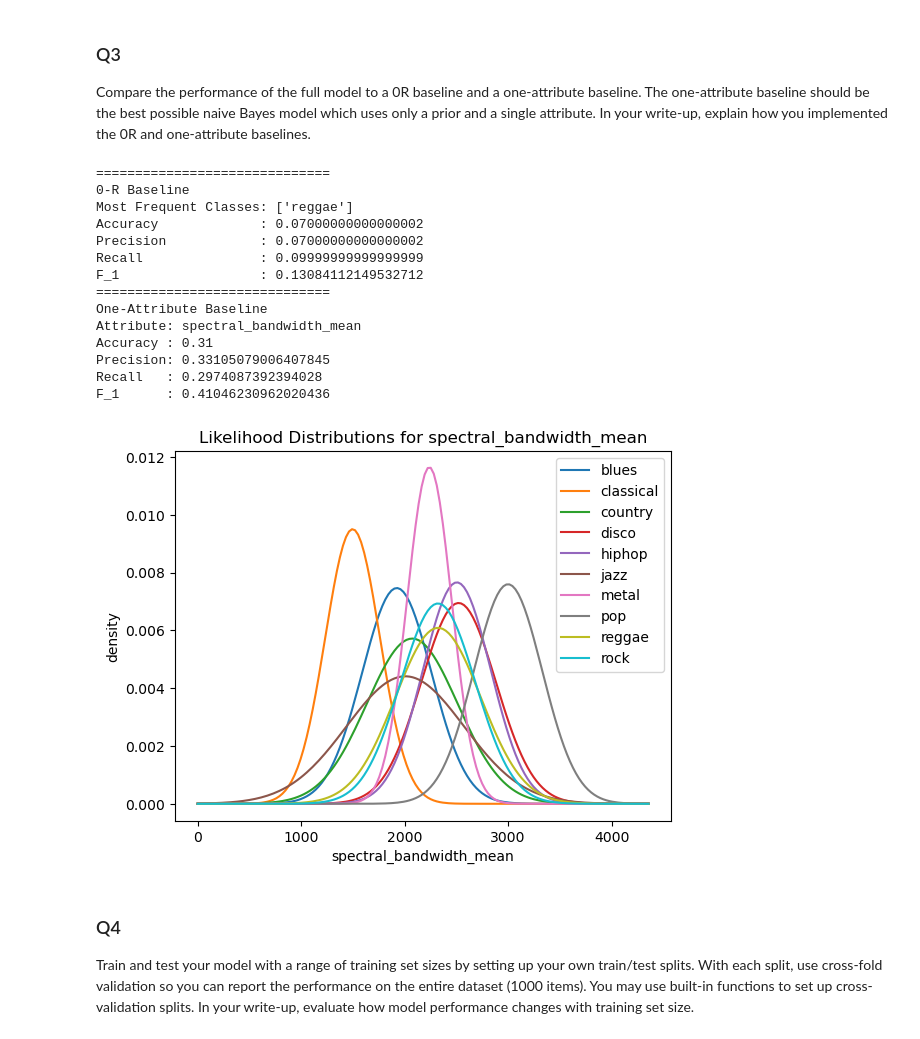
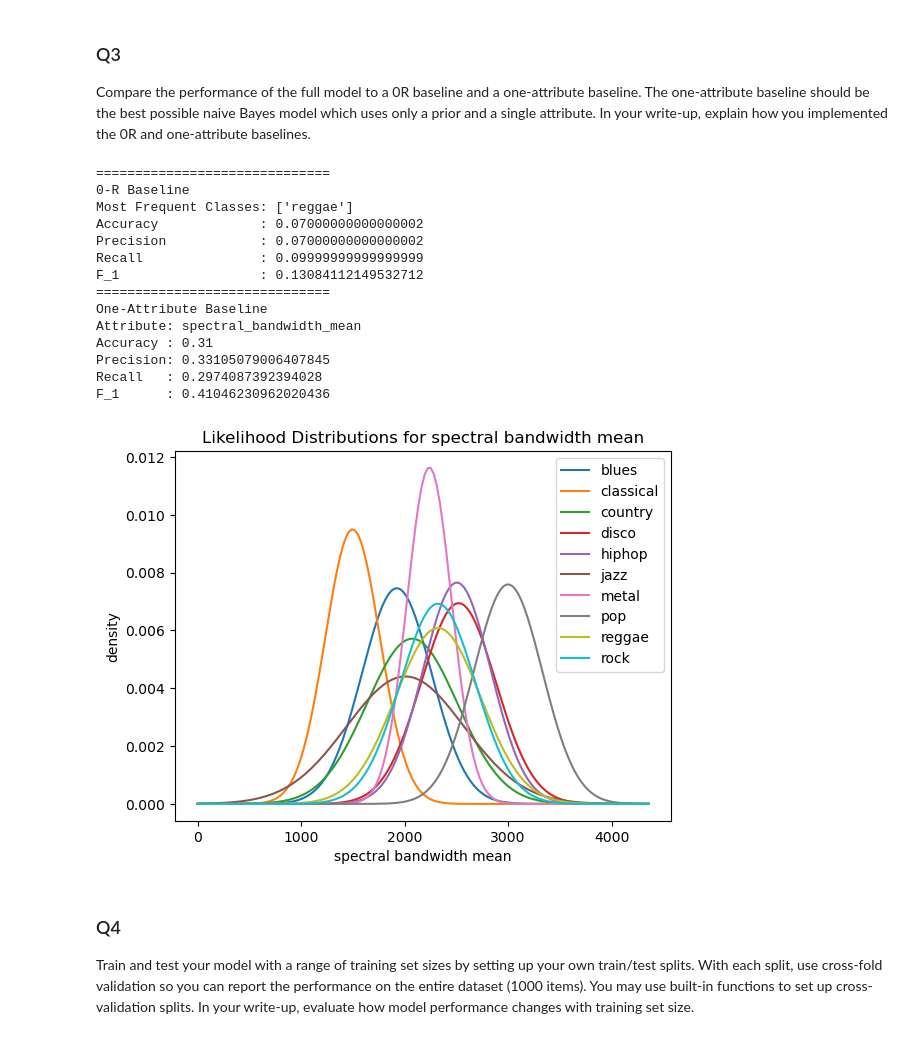
Before and after one commit to J-0-E-L/comp30027_assignment_1, a Jupyter notebook: COMP30027 Assignment 1.ipynb, the cells around one changed output. Saved outputs shown, nothing was run; the diff lists cells and outputs as text; code cells hidden in the pictures.

Commit message:
Added new plot for question 3

```diff
--- a/COMP30027 Assignment 1.ipynb
+++ b/COMP30027 Assignment 1.ipynb
@@ -236,9 +236,9 @@ def pdf_graphs_constructor(train_df, feature, gaussian_param, labels, ax):
         ax.plot(x_values, y_values, label=label)
 
     ax.legend()
-    ax.set_xlabel(feature)
+    ax.set_xlabel(feature.replace('_',' '))
     ax.set_ylabel('density')
-    ax.set_title('Likelihood Distributions for {}'.format(feature))
+    ax.set_title('Likelihood Distributions for {}'.format(feature.replace('_',' ')))
 
 # plot the likelihood distribution for the three features
 fig, axes = plt.subplots(1, 3, figsize = (20, 5),layout='constrained')
@@ -247,7 +247,7 @@ pdf_graphs_constructor(train_df, 'spectral_centroid_mean', likelihood_param, lab
 pdf_graphs_constructor(train_df, 'harmony_mean', likelihood_param, labels, axes[1])
 pdf_graphs_constructor(train_df, 'tempo', likelihood_param, labels, axes[2])
 plt.show()
-#fig.savefig('likelihood_plots.png')
+#fig.savefig('likelihood_plots_q2.png')
 # %% [output]
 [figure]
 # %% [markdown]
@@ -341,6 +341,7 @@ for i in range(10):
     recalls.append(evaluate_zero_r['macro_recall'])
     f_1s.append(evaluate_zero_r['macro_f_1'])
 
+
 print(f"==============================\n"
     + f"0-R Baseline\n"
     + f"Most Frequent Classes: {np.unique(most_frequent_labels)}\n"
@@ -352,34 +353,36 @@ print(f"==============================\n"
 evaluate_one_attribute = one_attribute_predict_and_evaluate(train_df, test_df)
 
 
 print(f"==============================\n"
     + f"One-Attribute Baseline\n"
     + f"Attribute: {evaluate_one_attribute[0]}\n"
     + f"Accuracy : {evaluate_one_attribute[1]['accuracy']}\n"
     + f"Precision: {evaluate_one_attribute[1]['macro_precision']}\n"
     + f"Recall   : {evaluate_one_attribute[1]['macro_recall']}\n"
     + f"F_1      : {evaluate_one_attribute[1]['macro_f_1']}")
 
 
 fig, ax = plt.subplots(1,1)
 labels = np.unique(train_df['label'])
 pdf_graphs_constructor(train_df, evaluate_one_attribute[0], likelihood_param, labels, ax)
+evaluate_one_attribute[1]
+#fig.savefig('likelihood_plots_q3.png')
 # %% [output]
 ==============================
 0-R Baseline
 Most Frequent Classes: ['reggae']
 Accuracy             : 0.07000000000000002
 Precision            : 0.07000000000000002
 Recall               : 0.09999999999999999
 F_1                  : 0.13084112149532712
 ==============================
 One-Attribute Baseline
 Attribute: spectral_bandwidth_mean
 Accuracy : 0.31
 Precision: 0.33105079006407845
 Recall   : 0.2974087392394028
 F_1      : 0.41046230962020436
-[figure, old version]
+[figure, new version]
 # %% [markdown]
 ### Q4
 Train and test your model with a range of training set sizes by setting up your own train/test splits. With each split, use cross-fold validation so you can report the performance on the entire dataset (1000 items). You may use built-in functions to set up cross-validation splits. In your write-up, evaluate how model performance changes with training set size.
```
Also changed, not shown: parts of 1 cell of this notebook, 3 other files.
